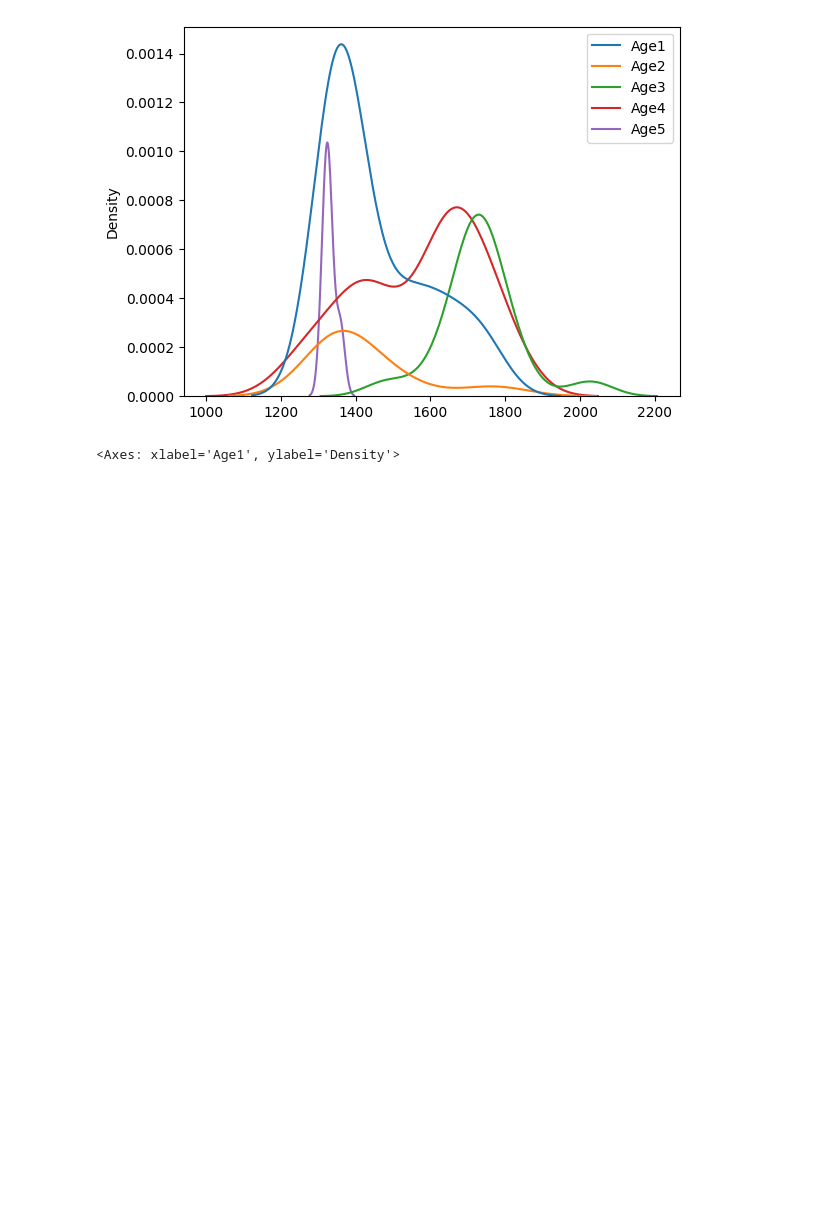
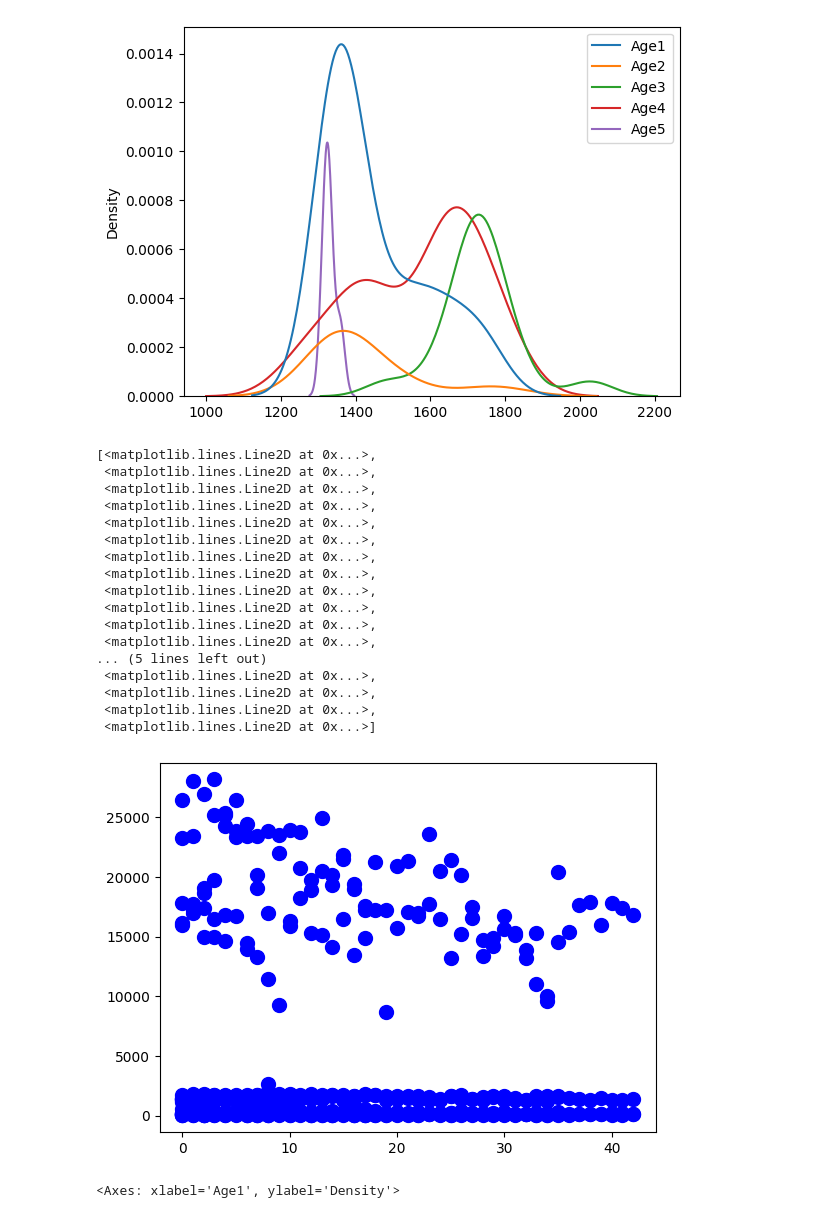
Before and after one commit to Neersha/Machine-learning, a Jupyter notebook: REE_PCA.ipynb, the cells around one changed output. Drawn from its saved outputs; the diff is of its cells as text; code cells hidden in the pictures; blank space fills up the shorter version.

```diff
--- a/REE_PCA.ipynb
+++ b/REE_PCA.ipynb
@@ -206,6 +207,28 @@ sns.kdeplot(data=mart, bw_adjust=1)
 # %% [output]
 <Axes: ylabel='Density'>
 [figure]
+# %%
+maxid = np.argmax(mart) # The id of the peak (maximum of y data)
+plt.plot(mart, 'bo', ms=10)
+# %% [output]
+[<matplotlib.lines.Line2D at 0x...>,
+ <matplotlib.lines.Line2D at 0x...>,
+ <matplotlib.lines.Line2D at 0x...>,
+ <matplotlib.lines.Line2D at 0x...>,
+ <matplotlib.lines.Line2D at 0x...>,
+ <matplotlib.lines.Line2D at 0x...>,
+ <matplotlib.lines.Line2D at 0x...>,
+ <matplotlib.lines.Line2D at 0x...>,
+ <matplotlib.lines.Line2D at 0x...>,
+ <matplotlib.lines.Line2D at 0x...>,
+ <matplotlib.lines.Line2D at 0x...>,
+ <matplotlib.lines.Line2D at 0x...>,
+... (5 lines left out)
+ <matplotlib.lines.Line2D at 0x...>,
+ <matplotlib.lines.Line2D at 0x...>,
+ <matplotlib.lines.Line2D at 0x...>,
+ <matplotlib.lines.Line2D at 0x...>]
+[figure, added]
 # %%
 sns.kdeplot(data=mart,x='Age1',hue='Age3')
 # %% [output]
```
Also changed, not shown: parts of 15 cells of this notebook.
